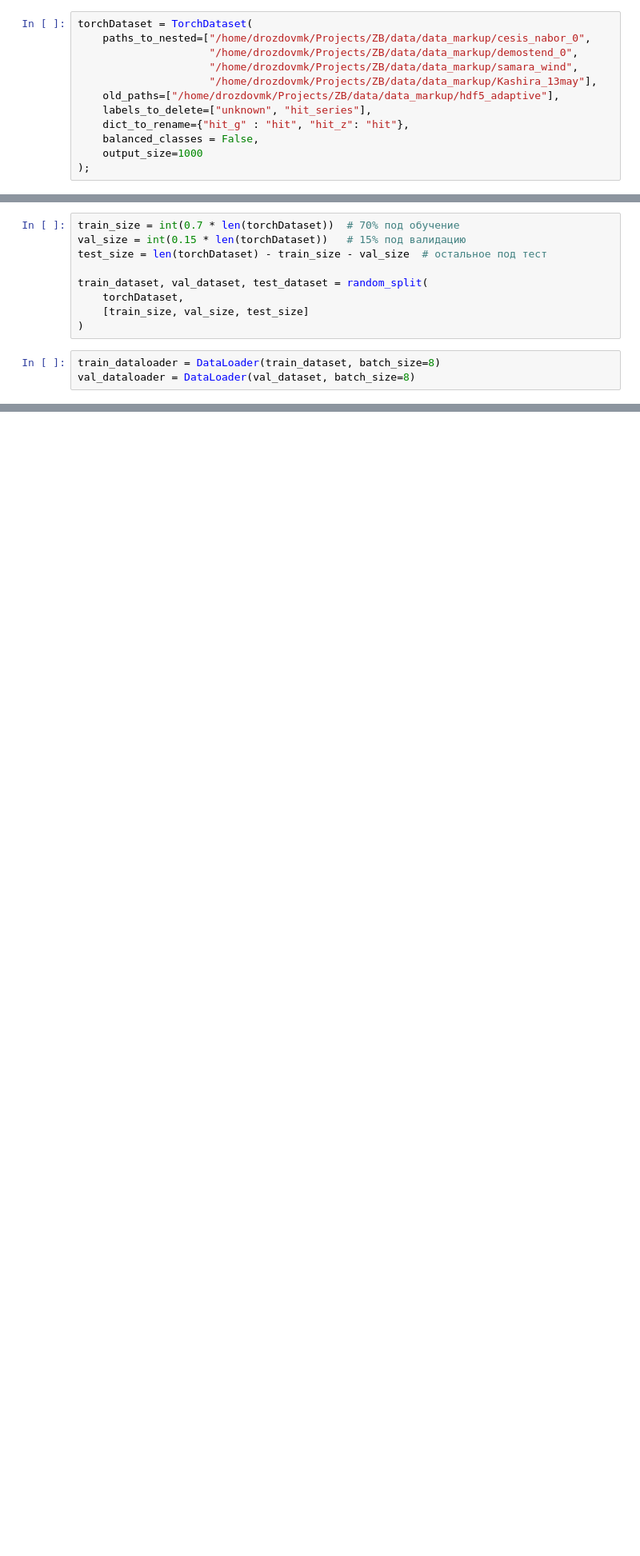
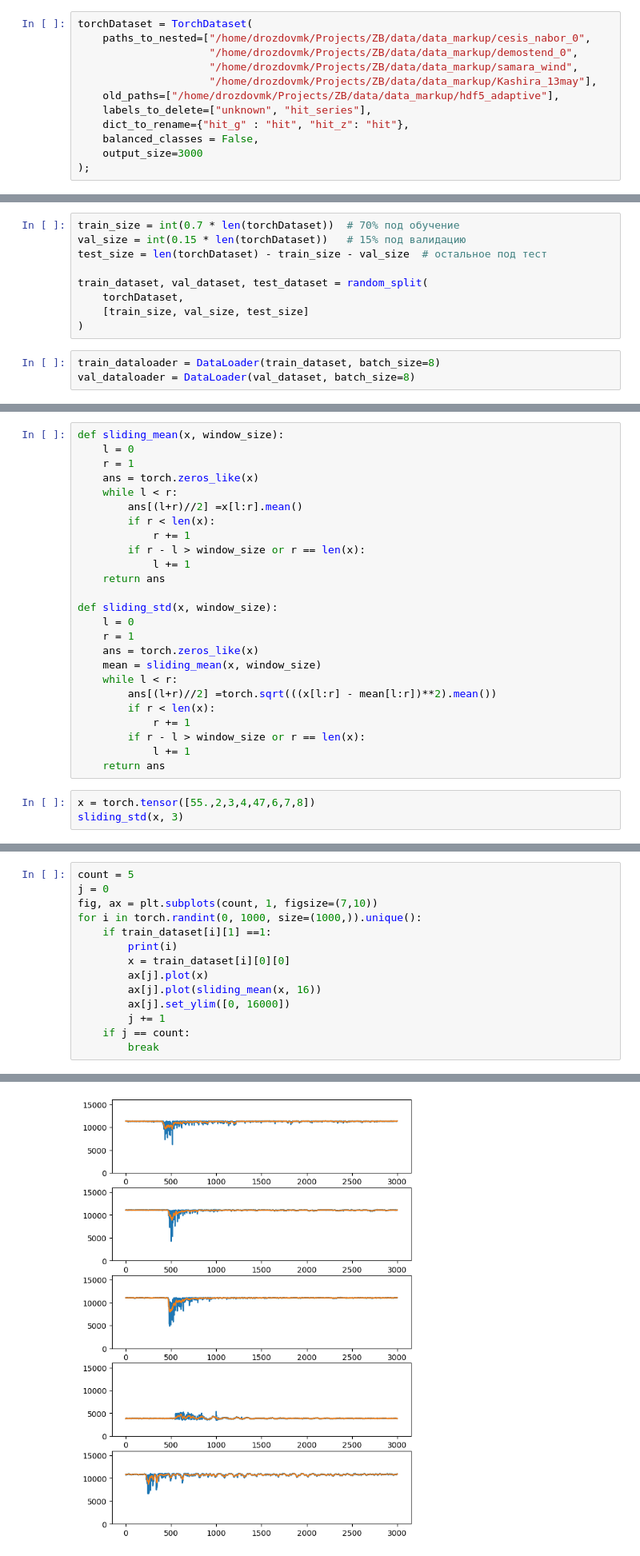
Before and after one commit to DrozdovMK/ZB, a Jupyter notebook: notebooks/notebook_test_nn.ipynb, the cells around one changed output, grey strips where cells are left out. Shown at 80% size. Saved outputs shown, nothing was run; the diff lists cells and outputs as text; blank space fills up the shorter version.

```diff
--- a/notebooks/notebook_test_nn.ipynb
+++ b/notebooks/notebook_test_nn.ipynb
@@ -143,7 +142,7 @@ torchDataset = TorchDataset(
     labels_to_delete=["unknown", "hit_series"],
     dict_to_rename={"hit_g" : "hit", "hit_z": "hit"},
     balanced_classes = False,
-    output_size=1000
+    output_size=3000
 );
 # %% [output]
 Found unknown label in zone 455
@@ -248,0 +183,28 @@ tensor(5.)
+# %%
+def sliding_mean(x, window_size):
+    l = 0
+    r = 1
+    ans = torch.zeros_like(x)
+    while l < r:
+        ans[(l+r)//2] =x[l:r].mean()
+        if r < len(x):
+            r += 1
+        if r - l > window_size or r == len(x):
+            l += 1
+    return ans
+
+def sliding_std(x, window_size):
+    l = 0
+    r = 1
+    ans = torch.zeros_like(x)
+    mean = sliding_mean(x, window_size)
+    while l < r:
+        ans[(l+r)//2] =torch.sqrt(((x[l:r] - mean[l:r])**2).mean())
+        if r < len(x):
+            r += 1
+        if r - l > window_size or r == len(x):
+            l += 1
+    return ans
+# %%
+x = torch.tensor([55.,2,3,4,47,6,7,8])
+sliding_std(x, 3)
@@ -248,0 +213,15 @@ tensor(5.)
+# %%
+count = 5
+j = 0
+fig, ax = plt.subplots(count, 1, figsize=(7,10))
+for i in torch.randint(0, 1000, size=(1000,)).unique():
+    if train_dataset[i][1] ==1:
+        print(i)
+        x = train_dataset[i][0][0]
+        ax[j].plot(x)
+        ax[j].plot(sliding_mean(x, 16))
+        ax[j].set_ylim([0, 16000])
+        j += 1
+    if j == count:
+        break
+# %% [output]
@@ -248,0 +233 @@ tensor(5.)
+[figure, added]
```
Also changed, not shown: parts of 12 cells of this notebook, 28 other files.
